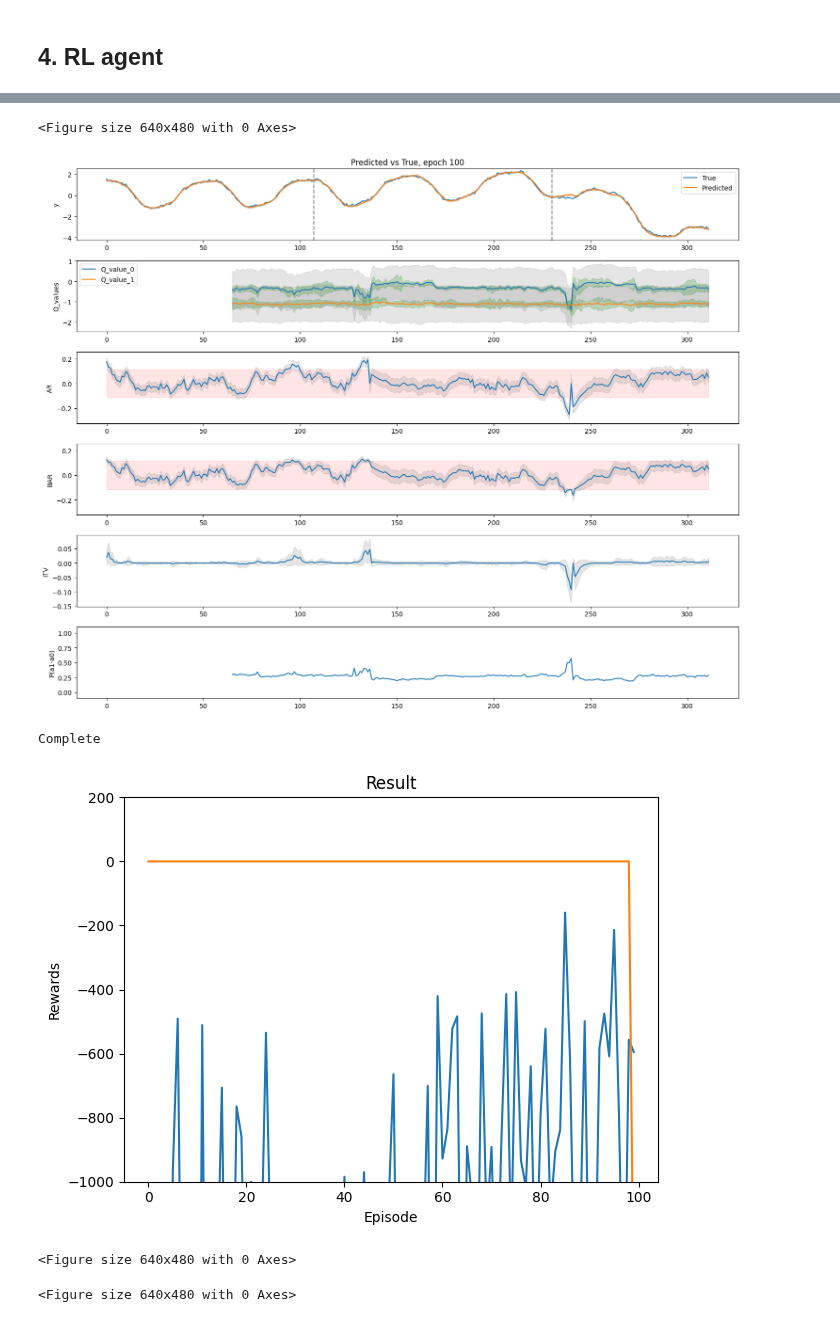
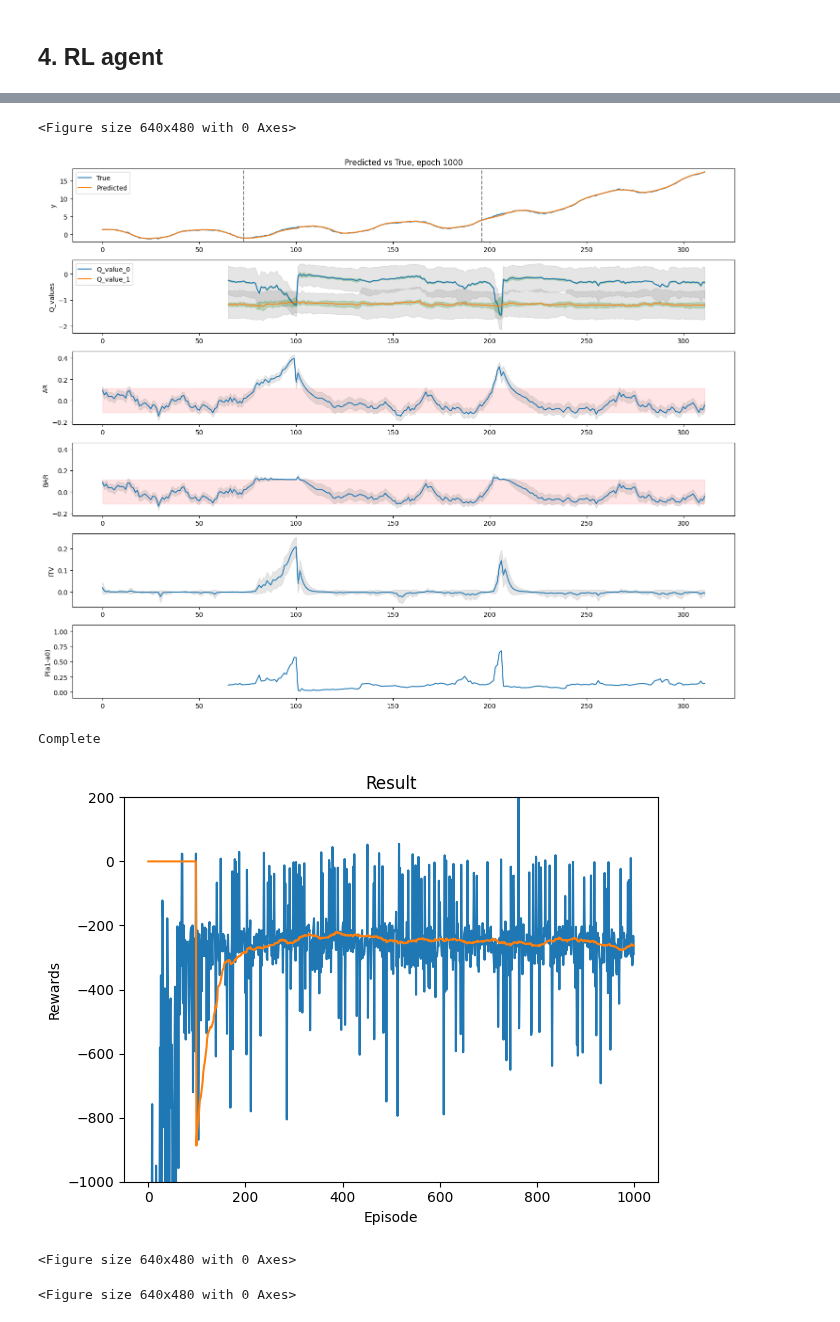
Before and after one commit to zhanwen-xin/cuTAGI, a Jupyter notebook: examples/ITV_CASC_LGA007EFAPRG910_202407.ipynb, the cells around one changed output, grey strips where cells are left out. Saved outputs shown, nothing was run; the diff lists cells and outputs as text; code cells hidden in the pictures.

```diff
--- a/examples/ITV_CASC_LGA007EFAPRG910_202407.ipynb
+++ b/examples/ITV_CASC_LGA007EFAPRG910_202407.ipynb
@@ -156,18 +155,16 @@ agents_RL.save_synthetic_ts(datetime_save_path='data/CASC_LGA007EFAPRG910_2024_0
 # %%
-agents_RL.load_synthetic_ts(datetime_save_path='data/CASC_LGA007EFAPRG910_2024_07/RLDS_y_datetime_100episodes_mixed_V1.csv',
-                            observation_save_path='data/CASC_LGA007EFAPRG910_2024_07/RLDS_y_observation_100episodes_mixed_V1.csv')
+agents_RL.load_synthetic_ts(datetime_save_path='data/CASC_LGA007EFAPRG910_2024_07/RLDS_y_datetime_1000episodes_mixed.csv',
+                            observation_save_path='data/CASC_LGA007EFAPRG910_2024_07/RLDS_y_observation_1000episodes_mixed.csv')
 agents_RL.plot_synthetic_ts()
 
 # Training: TAGI
-agents_RL.train(num_episodes = 100, step_look_back = 64, abnormal_ts_percentage = 1, anomaly_range = [-0.01, 0.01],
+agents_RL.train(num_episodes = 1000, step_look_back = 64, abnormal_ts_percentage = 1, anomaly_range = [-0.01, 0.01],
                 init_z = init_z, init_Sz = init_Sz, init_mu_preds_lstm = init_mu_lstm, init_var_preds_lstm = init_var_lstm,
                 batchsize = 128, TAU = 0.005, plot_samples = True, learning_curve_ylim = [-1000, 200],
                 early_stopping = False, patience = 0, validation_episode_num = 0, early_stop_start= 300,
                 # agent_net_save_path = agent_model_path)
-                agent_net_save_path = agent_model_path, mean_R = 0.029525808241737356, std_R = 2.82149942223035) # Mixed LSTM
-                # agent_net_save_path = agent_model_path, mean_R = 0.9640288606844094, std_R = 1.1914468265974338) # No mixed LSTM
-                # agent_net_save_path = agent_model_path, mean_R = -0.09192017490159887, std_R = 2.9818147991221187) # Mixed LSTM
-                # agent_net_save_path = agent_model_path, mean_R = 0.9514732068189118, std_R = 1.2435107717871459) # Dataset 2
+                agent_net_save_path = agent_model_path, mean_R = 0.9544212659722331, std_R = 1.0022992454726758) # Mixed dataset
+                # agent_net_save_path = agent_model_path, mean_R = 1.1299372737079276, std_R = 0.7095506303682562) # No mixed dataset
 
 # # Training: Backprop
 # agents_RL.train(num_episodes = 1000, step_look_back = 64, abnormal_ts_percentage = 1, anomaly_range = [-0., 0.],
@@ -185,7 +192,7 @@ agents_RL.train(num_episodes = 100, step_look_back = 64, abnormal_ts_percentage
 []
 <Figure size 640x480 with 0 Axes>
-[figure, old version]
+[figure, new version]
 Complete
-[figure, old version]
+[figure, new version]
 <Figure size 640x480 with 0 Axes>
 <Figure size 640x480 with 0 Axes>
```
Also changed, not shown: parts of 6 cells of this notebook, 8 other files.
